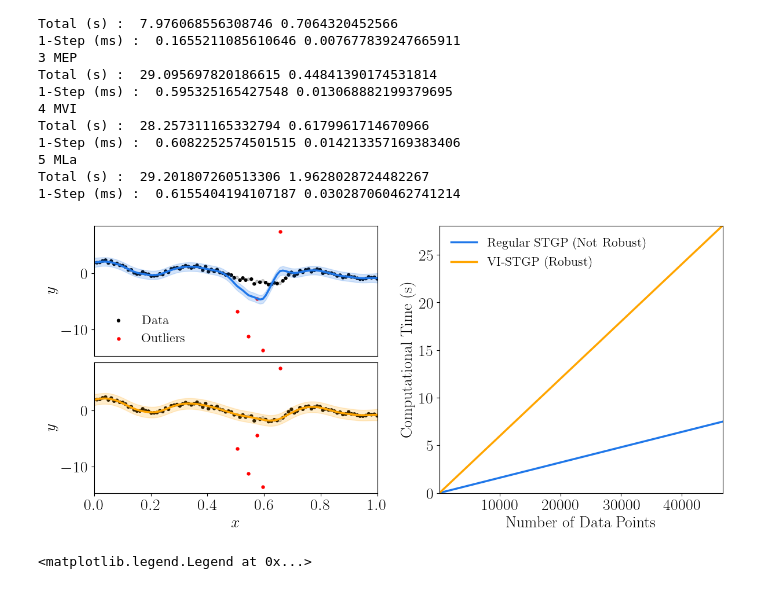
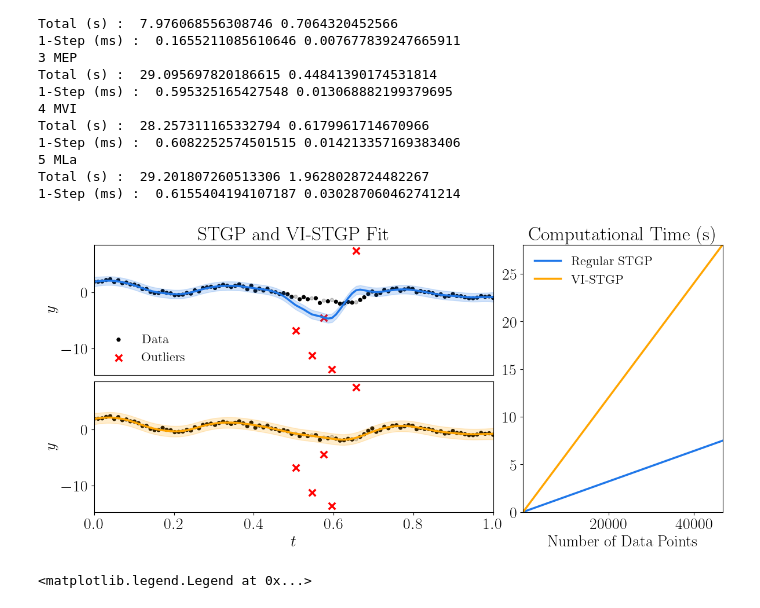
Before and after one commit to williamlaplante/ST-RCGP, a Jupyter notebook: experiments/financial-applications/high-frequeny-data/tradeoff-robust-vs-cost.ipynb, the cells around one changed output. Cells and saved outputs as stored; diff of their text form; code cells hidden in the pictures.

```diff
--- a/experiments/financial-applications/high-frequeny-data/tradeoff-robust-vs-cost.ipynb
+++ b/experiments/financial-applications/high-frequeny-data/tradeoff-robust-vs-cost.ipynb
@@ -127,47 +129,51 @@ fig, axs = plt.subplot_mosaic(
     AB
     CB
     """,
-     figsize=(14, 6))
+     figsize=(14, 6),
+     width_ratios=[2,1])
 
 stgp_col = "#1f77e9"
 vi_col = "orange"
 
+matplotlib.rcParams['lines.linewidth'] = 2.5
+
 for idx in ["A", "C"]:
     colors = ['black' if i not in outliers_loc else (0,0,0,0.2) for i in range(len(Xs))]
-    axs[idx].scatter(Xs, Ys, c=colors, s=50, marker='.', label='Data')
-    axs[idx].scatter(Xs[outliers_loc], Ys_outliers[outliers_loc], c='red', s=50, marker='.', label='Outliers')
+    axs[idx].scatter(Xs, Ys, c=colors, s=70, marker='.', label='Data')
+    axs[idx].scatter(Xs[outliers_loc], Ys_outliers[outliers_loc], c='red', s=70, marker='x', label='Outliers')
 
 axs["A"].plot(Xs, mean_stgp, color=stgp_col)
 axs["A"].fill_between(Xs, mean_stgp - 3*std_stgp, mean_stgp+3*std_stgp, color=stgp_col, alpha=0.2)
 
 axs["C"].plot(Xs, mean_vi, color=vi_col, label="VI-STGP (Robust)")
 axs["C"].fill_between(Xs, mean_vi - 3*std_vi, mean_vi + 3*std_vi, color=vi_col, alpha=0.2)
 
-axs["B"].plot(n_pts.flatten(), n_pts.flatten() * 0.16 / 1000, color=stgp_col, label="Regular STGP (Not Robust)")
-axs["B"].plot(n_pts.flatten(), n_pts.flatten() * 0.6 / 1000, color=vi_col, label="VI-STGP (Robust)")
+axs["B"].plot(n_pts.flatten(), n_pts.flatten() * 0.16 / 1000, color=stgp_col, label="Regular STGP")
+axs["B"].plot(n_pts.flatten(), n_pts.flatten() * 0.6 / 1000, color=vi_col, label="VI-STGP")
 
 axs["B"].set_xlim(n_pts[0], n_pts[-1])
 axs["B"].set_ylim(0, (n_pts.flatten() * 0.6 / 1000)[-1])
 
 axs["B"].set_xlabel("Number of Data Points")
-axs["B"].set_ylabel("Computational Time (s)")
+axs["B"].set_title("Computational Time (s)")
+axs["A"].set_title("STGP and VI-STGP Fit")
 
 for idx in ["A", "C"]:
     axs[idx].set_xlim(Xs[0], Xs[-1])
     axs[idx].set_ylabel(r"$y$")
-    if idx=="C": axs[idx].set_xlabel(r"$x$")
+    if idx=="C": axs[idx].set_xlabel(r"$t$")
 
 
 axs["A"].set_xticks([])
 axs["B"].legend(frameon=False, fontsize=16)
 axs["A"].legend(frameon=False, fontsize=16)
 
-fig.subplots_adjust(hspace=0.05, wspace=0.22)
+fig.subplots_adjust(hspace=0.05, wspace=0.1)
 
 
 #fig.savefig("./tradeoff-robust-vs-cost.pdf", format='pdf', bbox_inches='tight')
 # %% [output]
-[figure, old version]
+[figure, new version]
 # %%
 matplotlib.rcParams['lines.linewidth'] = 2.5
 
```
Also changed, not shown: parts of 1 cell of this notebook, 3 other files.
